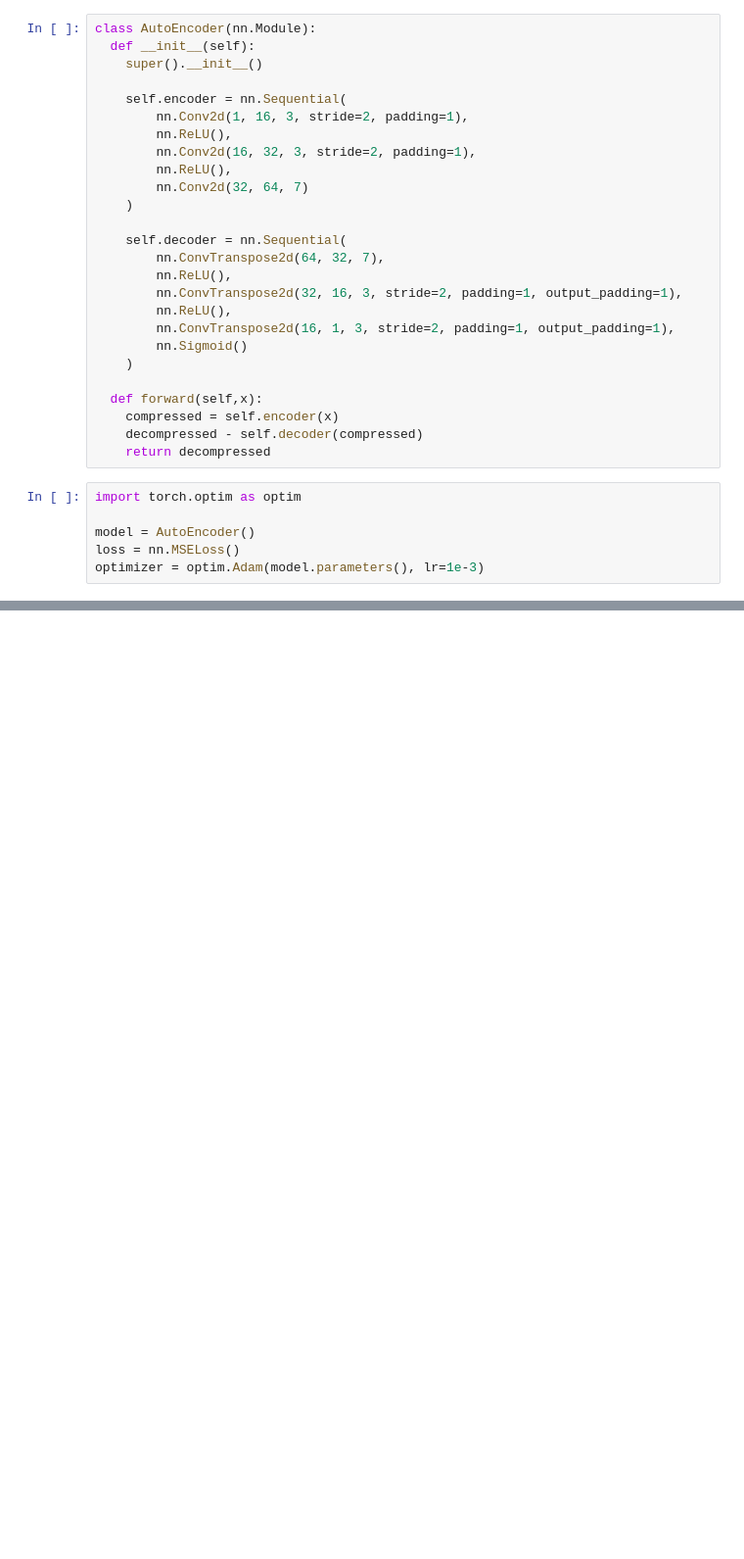
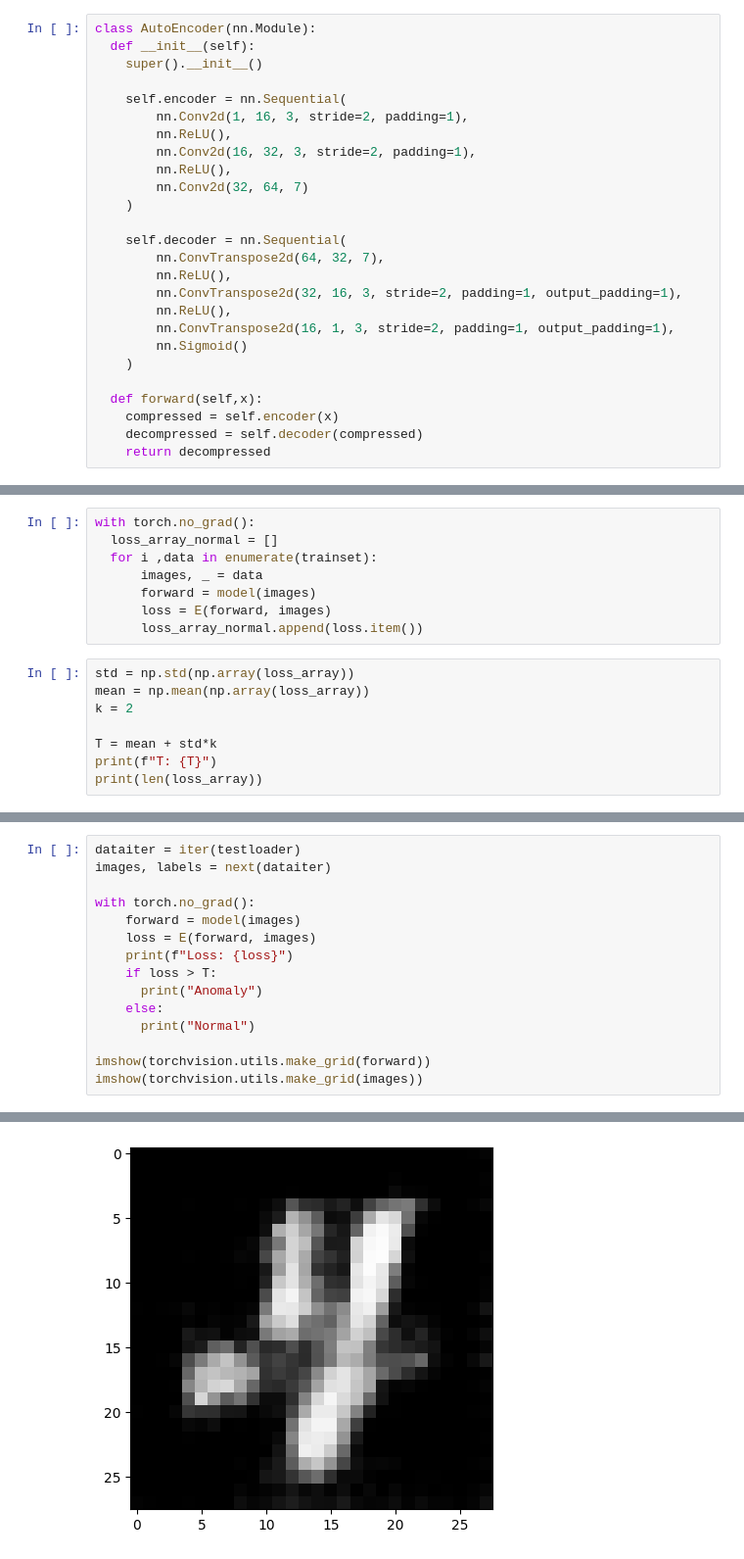
Before and after one commit to Awerdos/Anomaly-Detection-with-AutoEncoder, a Jupyter notebook: AutoEncoder.ipynb, the cells around one changed output, grey strips where cells are left out. Shown at 98% size. Saved outputs shown, nothing was run; the diff lists cells and outputs as text; blank space fills up the shorter version.

```diff
--- a/AutoEncoder.ipynb
+++ b/AutoEncoder.ipynb
@@ -64,11 +61,5 @@ class AutoEncoder(nn.Module):
 
   def forward(self,x):
     compressed = self.encoder(x)
-    decompressed - self.decoder(compressed)
+    decompressed = self.decoder(compressed)
     return decompressed
-# %%
-import torch.optim as optim
-
-model = AutoEncoder()
-loss = nn.MSELoss()
-optimizer = optim.Adam(model.parameters(), lr=1e-3)
@@ -74,0 +102,16 @@ optimizer = optim.Adam(model.parameters(), lr=1e-3)
+# %%
+with torch.no_grad():
+  loss_array_normal = []
+  for i ,data in enumerate(trainset):
+      images, _ = data
+      forward = model(images)
+      loss = E(forward, images)
+      loss_array_normal.append(loss.item())
+# %%
+std = np.std(np.array(loss_array))
+mean = np.mean(np.array(loss_array))
+k = 2
+
+T = mean + std*k
+print(f"T: {T}")
+print(len(loss_array))
@@ -74,0 +121,16 @@ optimizer = optim.Adam(model.parameters(), lr=1e-3)
+# %%
+dataiter = iter(testloader)
+images, labels = next(dataiter)
+
+with torch.no_grad():
+    forward = model(images)
+    loss = E(forward, images)
+    print(f"Loss: {loss}")
+    if loss > T:
+      print("Anomaly")
+    else:
+      print("Normal")
+
+imshow(torchvision.utils.make_grid(forward))
+imshow(torchvision.utils.make_grid(images))
+# %% [output]
@@ -74,0 +139 @@ optimizer = optim.Adam(model.parameters(), lr=1e-3)
+[figure, added]
```
Also changed, not shown: parts of 10 cells of this notebook.
